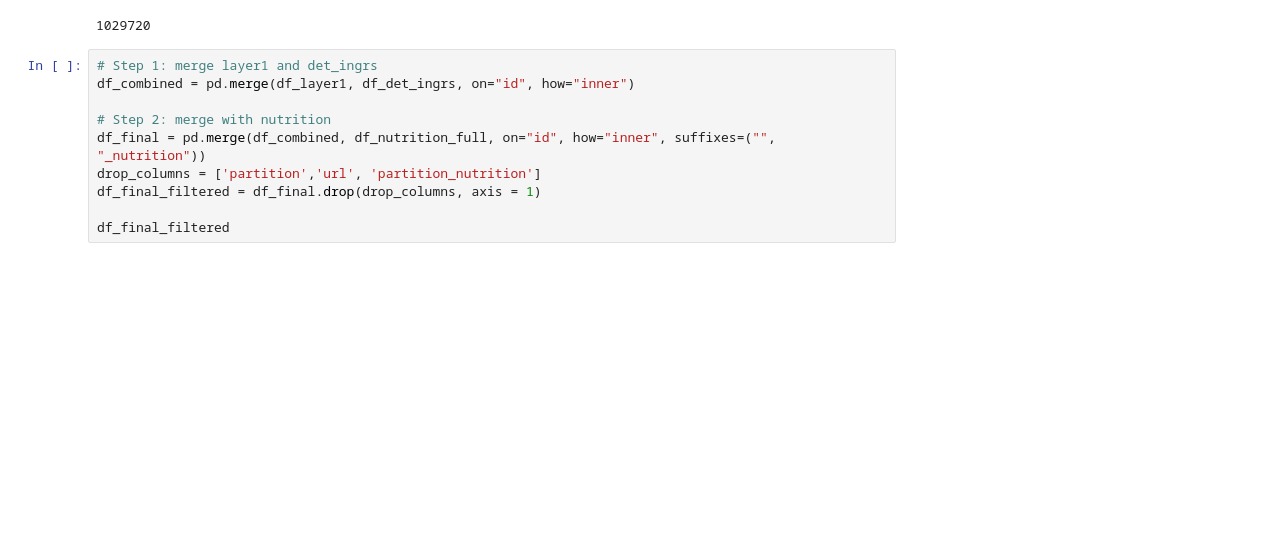
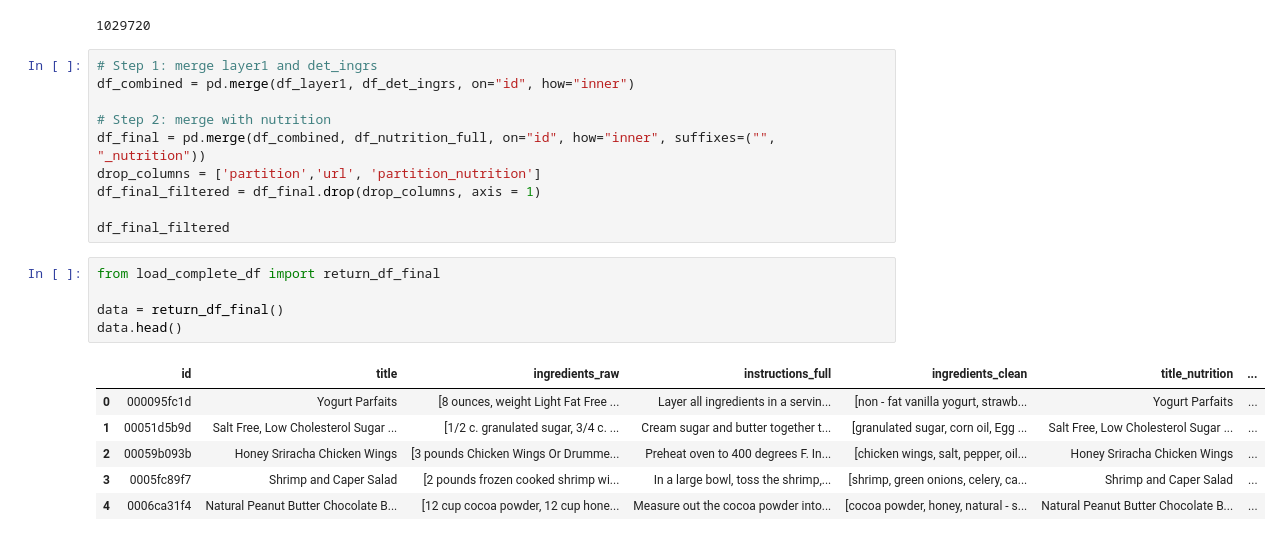
Before and after one commit to MaximilianKnuth/CuisineCraft, a Jupyter notebook: manual_filter.ipynb, the cells around one changed output. Drawn from its saved outputs; the diff is of its cells as text; blank space fills up the shorter version.

```diff
--- a/manual_filter.ipynb
+++ b/manual_filter.ipynb
@@ -200,3 +200,15 @@ drop_columns = ['partition','url', 'partition_nutrition']
 df_final_filtered = df_final.drop(drop_columns, axis = 1)
 
 df_final_filtered
+# %%
+from load_complete_df import return_df_final
+
+data = return_df_final()
+data.head()
+# %% [output]
+|  | id | title | ingredients_raw | instructions_full | ingredients_clean | title_nutrition | ... |
+| 0 | 000095fc1d | Yogurt Parfaits | [8 ounces, weight Light Fat Free ... | Layer all ingredients in a servin... | [non - fat vanilla yogurt, strawb... | Yogurt Parfaits | ... |
+| 1 | 00051d5b9d | Salt Free, Low Cholesterol Sugar ... | [1/2 c. granulated sugar, 3/4 c. ... | Cream sugar and butter together t... | [granulated sugar, corn oil, Egg ... | Salt Free, Low Cholesterol Sugar ... | ... |
+| 2 | 00059b093b | Honey Sriracha Chicken Wings | [3 pounds Chicken Wings Or Drumme... | Preheat oven to 400 degrees F. In... | [chicken wings, salt, pepper, oil... | Honey Sriracha Chicken Wings | ... |
+| 3 | 0005fc89f7 | Shrimp and Caper Salad | [2 pounds frozen cooked shrimp wi... | In a large bowl, toss the shrimp,... | [shrimp, green onions, celery, ca... | Shrimp and Caper Salad | ... |
+| 4 | 0006ca31f4 | Natural Peanut Butter Chocolate B... | [12 cup cocoa powder, 12 cup hone... | Measure out the cocoa powder into... | [cocoa powder, honey, natural - s... | Natural Peanut Butter Chocolate B... | ... |
```
Also changed, not shown: parts of 1 cell of this notebook, 40 other files.
